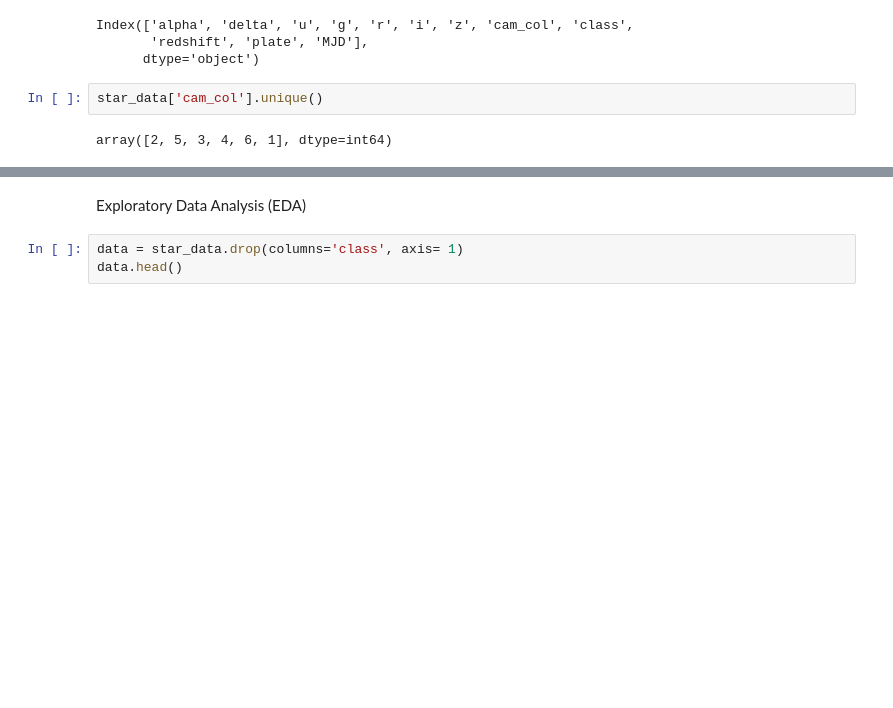
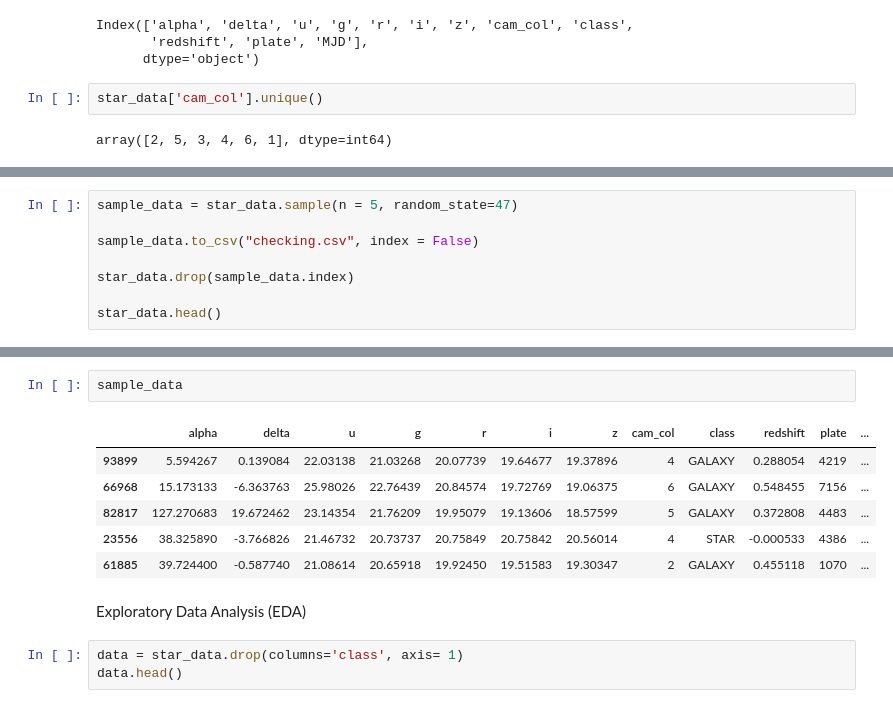
Before and after one commit to NavyaSai-V/Stellar_Object_Classification, a Jupyter notebook: Stellar_object_detection.ipynb, the cells around one changed output, grey strips where cells are left out. Drawn from its saved outputs; the diff is of its cells as text; blank space fills up the shorter version.

Commit message:
taking sample out for checking

```diff
--- a/Stellar_object_detection.ipynb
+++ b/Stellar_object_detection.ipynb
@@ -139,0 +142,8 @@ array([2, 5, 3, 4, 6, 1], dtype=int64)
+# %%
+sample_data = star_data.sample(n = 5, random_state=47)
+
+sample_data.to_csv("checking.csv", index = False)
+
+star_data.drop(sample_data.index)
+
+star_data.head()
@@ -140,3 +157,12 @@ array([2, 5, 3, 4, 6, 1], dtype=int64)
+# %%
+sample_data
+# %% [output]
+|  | alpha | delta | u | g | r | i | z | cam_col | class | redshift | plate | ... |
+| 93899 | 5.594267 | 0.139084 | 22.03138 | 21.03268 | 20.07739 | 19.64677 | 19.37896 | 4 | GALAXY | 0.288054 | 4219 | ... |
+| 66968 | 15.173133 | -6.363763 | 25.98026 | 22.76439 | 20.84574 | 19.72769 | 19.06375 | 6 | GALAXY | 0.548455 | 7156 | ... |
+| 82817 | 127.270683 | 19.672462 | 23.14354 | 21.76209 | 19.95079 | 19.13606 | 18.57599 | 5 | GALAXY | 0.372808 | 4483 | ... |
+| 23556 | 38.325890 | -3.766826 | 21.46732 | 20.73737 | 20.75849 | 20.75842 | 20.56014 | 4 | STAR | -0.000533 | 4386 | ... |
+| 61885 | 39.724400 | -0.587740 | 21.08614 | 20.65918 | 19.92450 | 19.51583 | 19.30347 | 2 | GALAXY | 0.455118 | 1070 | ... |
 # %% [markdown]
 Exploratory Data Analysis (EDA)
 # %%
```
Also changed, not shown: parts of 2 cells of this notebook, 1 other file.
